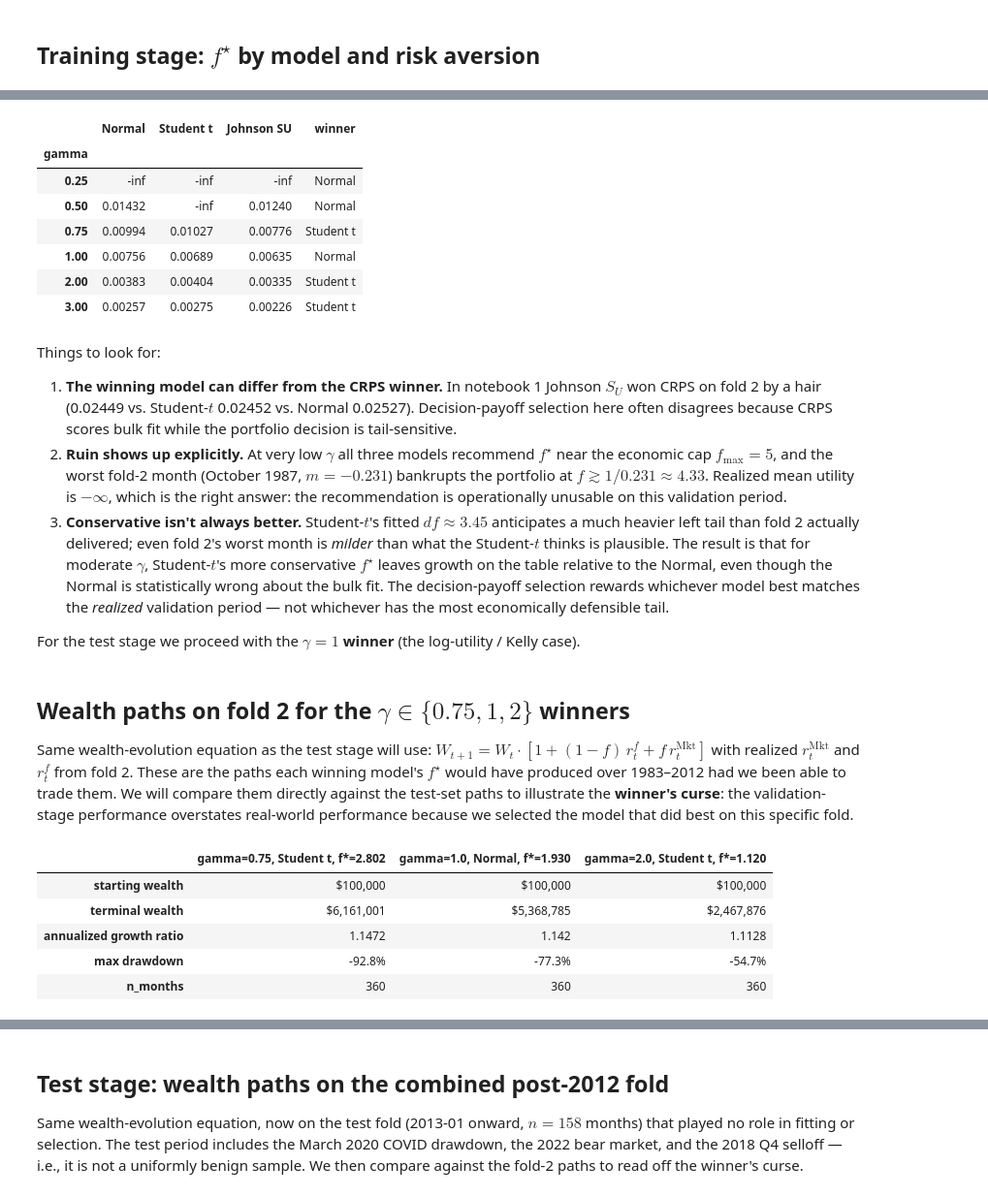
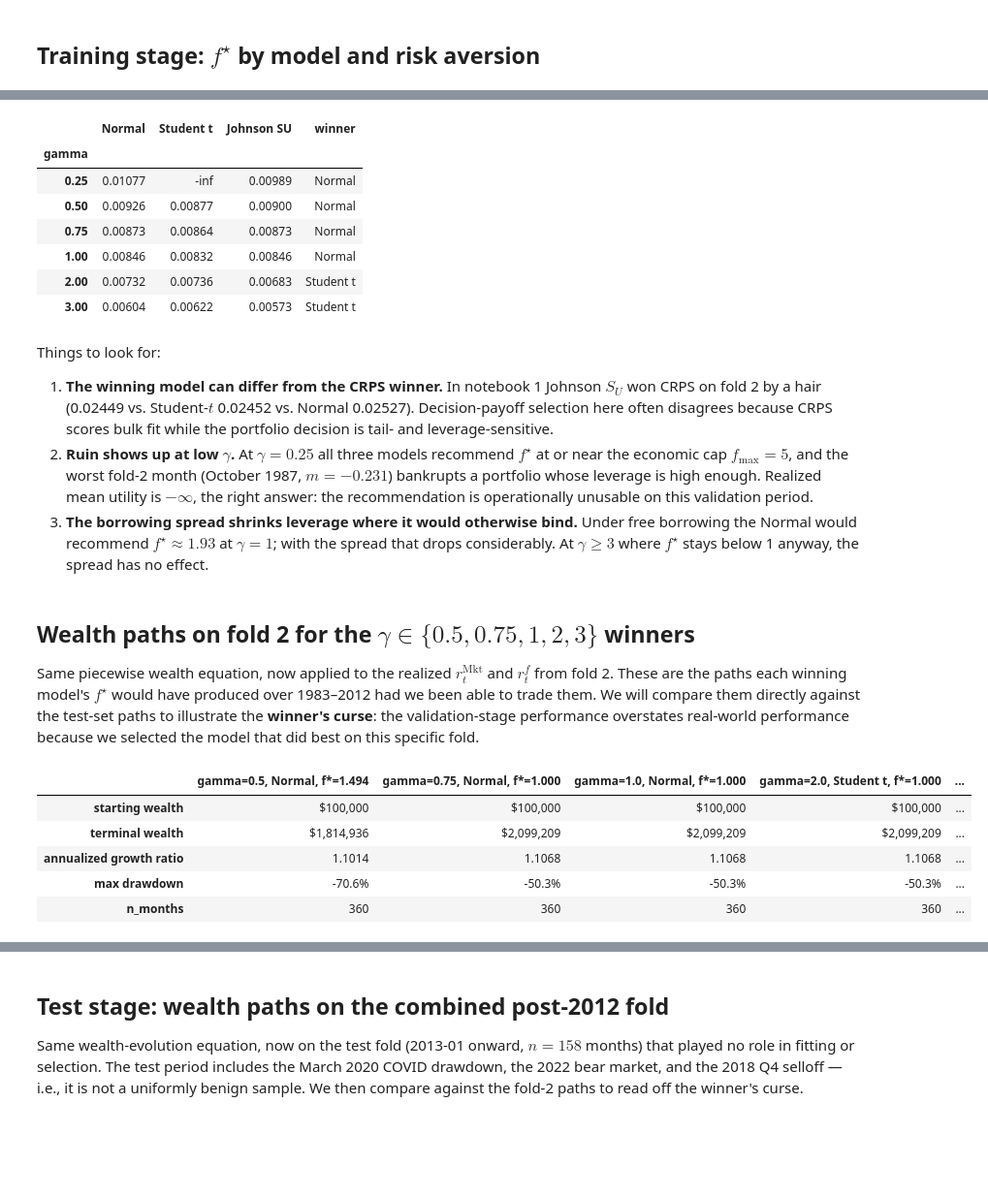
Before and after one commit to andrewmoon67/544_Notebooks, a Jupyter notebook: 06_Portfolio_optimization_and_copulas/2_simple_portfolio_optimization.ipynb, the cells around one changed output, grey strips where cells are left out. Shown at 97% size. Drawn from its saved outputs; the diff is of its cells as text; code cells hidden in the pictures; blank space fills up the shorter version.

```diff
--- a/06_Portfolio_optimization_and_copulas/2_simple_portfolio_optimization.ipynb
+++ b/06_Portfolio_optimization_and_copulas/2_simple_portfolio_optimization.ipynb
@@ -100,14 +105,26 @@ We maximize $\mathbb{E}[u_\gamma(1 + f\,m)]$ over $f \in [0, f_{\max}]$ with $f_
 # %%
 F_MAX = 5.0
 EPS = 1e-12
+S_ANNUAL = 0.05
+S_MONTHLY = S_ANNUAL / 12.0
+r_f_bar = folds["training (fold 1)"]["r_f"].mean()
 
-def neg_expected_utility(f, returns, gamma):
-    w = np.maximum(1.0 + f * returns, EPS)
+def gross_return(f, r_mkt, r_f, spread):
+    r_borrow = r_f + spread
+    return np.where(f <= 1.0,
+                    1.0 + (1.0 - f) * r_f + f * r_mkt,
+                    1.0 + f * r_mkt - (f - 1.0) * r_borrow)
+
+def neg_expected_utility(f, m_draws, gamma, spread=S_MONTHLY, r_f_const=None):
+    if r_f_const is None:
+        r_f_const = r_f_bar
+    r_mkt = r_f_const + m_draws * (1.0 + r_f_const)
+    w = np.maximum(gross_return(f, r_mkt, r_f_const, spread), EPS)
     u = np.log(w) if gamma == 1 else (w ** (1 - gamma) - 1) / (1 - gamma)
     return -u.mean()
 
-def optimal_fraction(returns, gamma, f_max=F_MAX):
-    res = minimize_scalar(neg_expected_utility, args=(returns, gamma),
+def optimal_fraction(m_draws, gamma, spread=S_MONTHLY, f_max=F_MAX):
+    res = minimize_scalar(neg_expected_utility, args=(m_draws, gamma, spread),
                           bounds=(0.0, f_max), method="bounded",
                           options={"xatol": 1e-6})
     return res.x
@@ -138,14 +153,15 @@ Higher is better. The winning model per row is bolded.
 # %%
-val_m = folds["validation (fold 2)"]["m"].values
+val_r_mkt = folds["validation (fold 2)"]["r_mkt"].values
+val_r_f   = folds["validation (fold 2)"]["r_f"].values
 
-def realized_mean_utility(f, m, gamma):
-    w = 1.0 + f * m
-    if np.any(w <= 0):
+def realized_mean_utility(f, r_mkt, r_f, gamma, spread=S_MONTHLY):
+    gross = gross_return(f, r_mkt, r_f, spread)
+    if np.any(gross <= 0):
         return -np.inf
-    return (np.log(w) if gamma == 1 else (w ** (1 - gamma) - 1) / (1 - gamma)).mean()
+    return (np.log(gross) if gamma == 1 else (gross ** (1 - gamma) - 1) / (1 - gamma)).mean()
 
 val_table = pd.DataFrame(
-    {name: [realized_mean_utility(f_star.loc[g, name], val_m, g) for g in gammas]
+    {name: [realized_mean_utility(f_star.loc[g, name], val_r_mkt, val_r_f, g) for g in gammas]
      for name in fits},
     index=pd.Index(gammas, name="gamma"),
 )
@@ -154,68 +170,64 @@ pd.concat([val_table.round(5), winners], axis=1)
 # %% [output]
 |  | Normal | Student t | Johnson SU | winner |
 | gamma |  |  |  |  |
-| 0.25 | -inf | -inf | -inf | Normal |
-| 0.50 | 0.01432 | -inf | 0.01240 | Normal |
-| 0.75 | 0.00994 | 0.01027 | 0.00776 | Student t |
-| 1.00 | 0.00756 | 0.00689 | 0.00635 | Normal |
-| 2.00 | 0.00383 | 0.00404 | 0.00335 | Student t |
-| 3.00 | 0.00257 | 0.00275 | 0.00226 | Student t |
+| 0.25 | 0.01077 | -inf | 0.00989 | Normal |
+| 0.50 | 0.00926 | 0.00877 | 0.00900 | Normal |
+| 0.75 | 0.00873 | 0.00864 | 0.00873 | Normal |
+| 1.00 | 0.00846 | 0.00832 | 0.00846 | Normal |
+| 2.00 | 0.00732 | 0.00736 | 0.00683 | Student t |
+| 3.00 | 0.00604 | 0.00622 | 0.00573 | Student t |
 # %% [markdown]
 Things to look for:
 
-1. **The winning model can differ from the CRPS winner.** In notebook 1 Johnson $S_U$ won CRPS on fold 2 by a hair (0.02449 vs. Student-$t$ 0.02452 vs. Normal 0.02527). Decision-payoff selection here often disagrees because CRPS scores bulk fit while the portfolio decision is tail-sensitive.
-2. **Ruin shows up explicitly.** At very low $\gamma$ all three models recommend $f^\star$ near the economic cap $f_{\max} = 5$, and the worst fold-2 month (October 1987, $m = -0.231$) bankrupts the portfolio at $f \gtrsim 1/0.231 \approx 4.33$. Realized mean utility is $-\infty$, which is the right answer: the recommendation is operationally unusable on this validation period.
-3. **Conservative isn't always better.** Student-$t$'s fitted $df \approx 3.45$ anticipates a much heavier left tail than fold 2 actually delivered; even fold 2's worst month is *milder* than what the Student-$t$ thinks is plausible. The result is that for moderate $\gamma$, Student-$t$'s more conservative $f^\star$ leaves growth on the table relative to the Normal, even though the Normal is statistically wrong about the bulk fit. The decision-payoff selection rewards whichever model best matches the *realized* validation period — not whichever has the most economically defensible tail.
-
-For the test stage we proceed with the **$\gamma = 1$ winner** (the log-utility / Kelly case).
+1. **The winning model can differ from the CRPS winner.** In notebook 1 Johnson $S_U$ won CRPS on fold 2 by a hair (0.02449 vs. Student-$t$ 0.02452 vs. Normal 0.02527). Decision-payoff selection here often disagrees because CRPS scores bulk fit while the portfolio decision is tail- and leverage-sensitive.
+2. **Ruin shows up at low $\gamma$.** At $\gamma = 0.25$ all three models recommend $f^\star$ at or near the economic cap $f_{\max} = 5$, and the worst fold-2 month (October 1987, $m = -0.231$) bankrupts a portfolio whose leverage is high enough. Realized mean utility is $-\infty$, the right answer: the recommendation is operationally unusable on this validation period.
+3. **The borrowing spread shrinks leverage where it would otherwise bind.** Under free borrowing the Normal would recommend $f^\star \approx 1.93$ at $\gamma = 1$; with the spread that drops considerably. At $\gamma \ge 3$ where $f^\star$ stays below 1 anyway, the spread has no effect.
 # %% [markdown]
-## Wealth paths on fold 2 for the $\gamma \in \{0.75, 1, 2\}$ winners
+## Wealth paths on fold 2 for the $\gamma \in \{0.5, 0.75, 1, 2, 3\}$ winners
 
-Same wealth-evolution equation as the test stage will use:
-$W_{t+1} = W_t \cdot [1 + (1 - f)\,r^f_t + f\,r^{\text{Mkt}}_t]$
-with realized $r^{\text{Mkt}}_t$ and $r^f_t$ from fold 2. These are the paths each winning model's $f^\star$ would have produced over 1983–2012 had we been able to trade them. We will compare them directly against the test-set paths to illustrate the **winner's curse**: the validation-stage performance overstates real-world performance because we selected the model that did best on this specific fold.
+Same piecewise wealth equation, now applied to the realized $r^{\text{Mkt}}_t$ and $r^f_t$ from fold 2. These are the paths each winning model's $f^\star$ would have produced over 1983–2012 had we been able to trade them. We will compare them directly against the test-set paths to illustrate the **winner's curse**: the validation-stage performance overstates real-world performance because we selected the model that did best on this specific fold.
 # %%
-def wealth_path(fold_df, f, W0=100_000.0):
+def wealth_path(fold_df, f, spread=S_MONTHLY, W0=100_000.0):
     r_mkt = fold_df["r_mkt"].values
     r_f   = fold_df["r_f"].values
-    gross = 1.0 + (1.0 - f) * r_f + f * r_mkt
+    gross = gross_return(f, r_mkt, r_f, spread)
     wealth = W0 * np.concatenate([[1.0], np.cumprod(gross)])
     raw = [pd.Timestamp(f"{s[:4]}-{s[4:]}-01") + pd.offsets.MonthEnd(0) for s in fold_df.index]
     dates = pd.DatetimeIndex([raw[0] - pd.offsets.MonthEnd(1)] + raw)
     return dates, wealth
 
 def path_summary(wealth, W0=100_000.0):
     n_months = len(wealth) - 1
     n_years = n_months / 12
     terminal = wealth[-1]
     annualized = (terminal / W0) ** (1 / n_years)
     max_dd = (wealth / np.maximum.accumulate(wealth) - 1).min()
     return {
         "starting wealth": f"${W0:,.0f}",
         "terminal wealth": f"${terminal:,.0f}",
         "annualized growth ratio": round(annualized, 4),
         "max drawdown": f"{max_dd:.1%}",
         "n_months": n_months,
     }
 
-test_gammas = [0.75, 1.0, 2.0]
+test_gammas = [0.5, 0.75, 1.0, 2.0, 3.0]
 winning_models = {g: winners.loc[g] for g in test_gammas}
 f_winners = {g: f_star.loc[g, winning_models[g]] for g in test_gammas}
 
 val_paths = {g: wealth_path(folds["validation (fold 2)"], f_winners[g]) for g in test_gammas}
 
 val_summary = pd.DataFrame({
     f"gamma={g}, {winning_models[g]}, f*={f_winners[g]:.3f}": path_summary(val_paths[g][1])
     for g in test_gammas
 })
 val_summary
 # %% [output]
-|  | gamma=0.75, Student t, f*=2.802 | gamma=1.0, Normal, f*=1.930 | gamma=2.0, Student t, f*=1.120 |
-| starting wealth | $100,000 | $100,000 | $100,000 |
-| terminal wealth | $6,161,001 | $5,368,785 | $2,467,876 |
-| annualized growth ratio | 1.1472 | 1.142 | 1.1128 |
-| max drawdown | -92.8% | -77.3% | -54.7% |
-| n_months | 360 | 360 | 360 |
+|  | gamma=0.5, Normal, f*=1.494 | gamma=0.75, Normal, f*=1.000 | gamma=1.0, Normal, f*=1.000 | gamma=2.0, Student t, f*=1.000 | ... |
+| starting wealth | $100,000 | $100,000 | $100,000 | $100,000 | ... |
+| terminal wealth | $1,814,936 | $2,099,209 | $2,099,209 | $2,099,209 | ... |
+| annualized growth ratio | 1.1014 | 1.1068 | 1.1068 | 1.1068 | ... |
+| max drawdown | -70.6% | -50.3% | -50.3% | -50.3% | ... |
+| n_months | 360 | 360 | 360 | 360 | ... |
 # %%
 fig, axes = plt.subplots(1, len(test_gammas), figsize=(13, 4.5), sharey=False)
 for ax, g in zip(axes, test_gammas):
```
Also changed, not shown: parts of 14 cells of this notebook.
